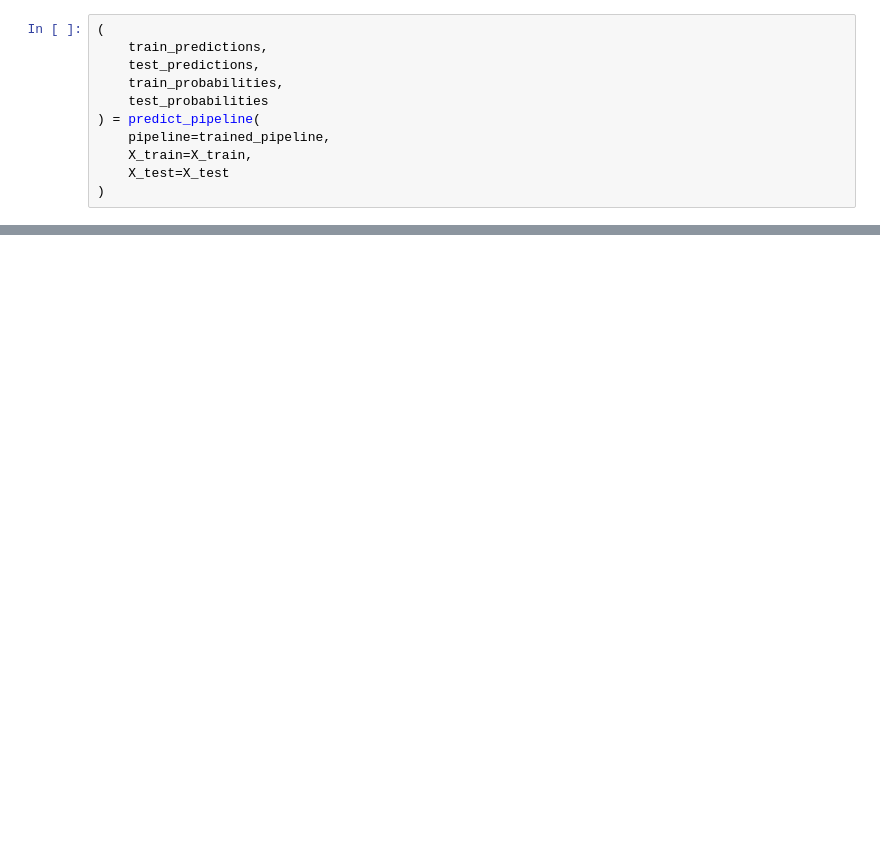
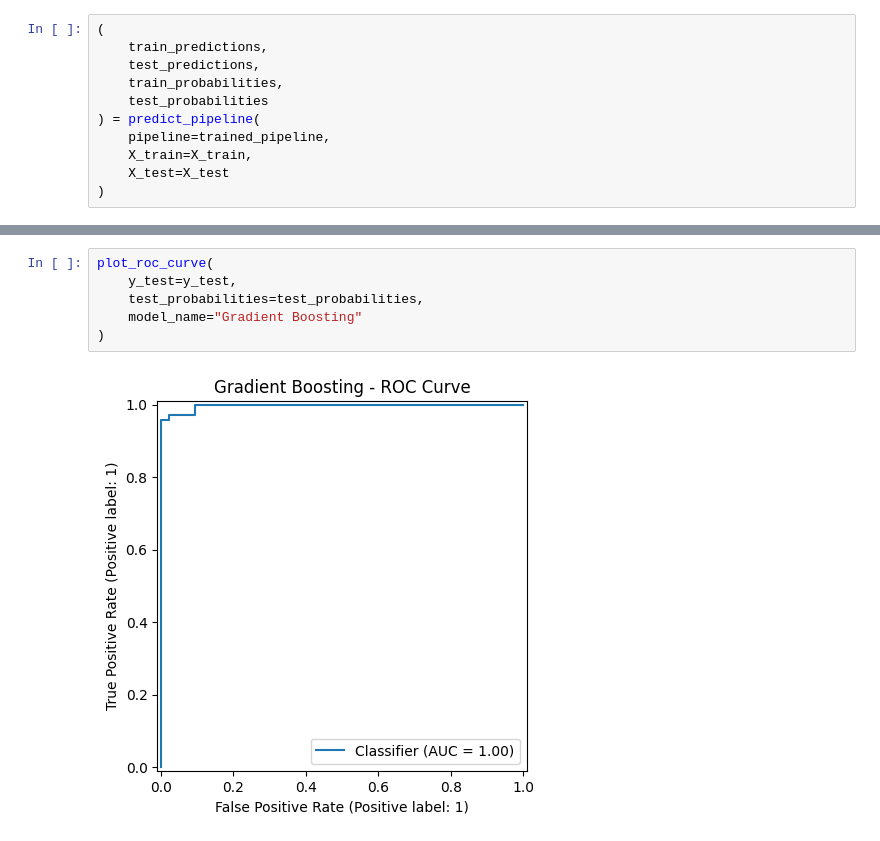
Before and after one commit to Sami-ur-Rehman1073/breast_cancer_prediction, a Jupyter notebook: notebooks/03_modeling.ipynb, the cells around one changed output, grey strips where cells are left out. Cells and saved outputs as stored; diff of their text form; blank space fills up the shorter version.

```diff
--- a/notebooks/03_modeling.ipynb
+++ b/notebooks/03_modeling.ipynb
@@ -708,0 +638,8 @@ comparison_df
+# %%
+plot_roc_curve(
+    y_test=y_test,
+    test_probabilities=test_probabilities,
+    model_name="Gradient Boosting"
+)
+# %% [output]
+[figure, added]
```
Also changed, not shown: parts of 58 cells of this notebook.
